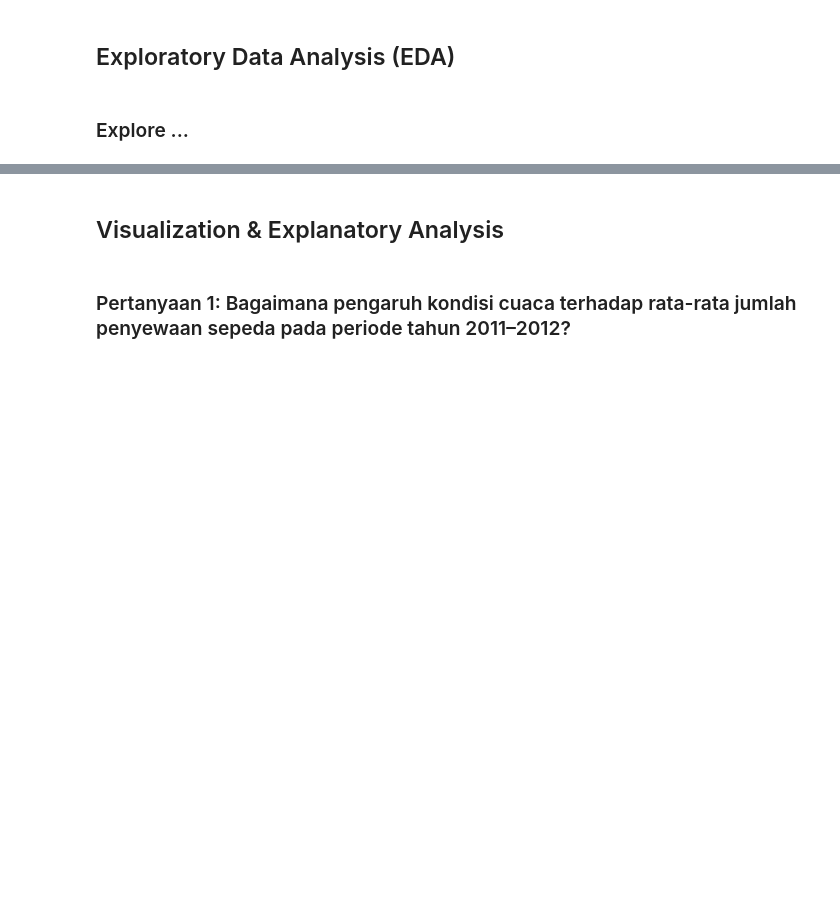
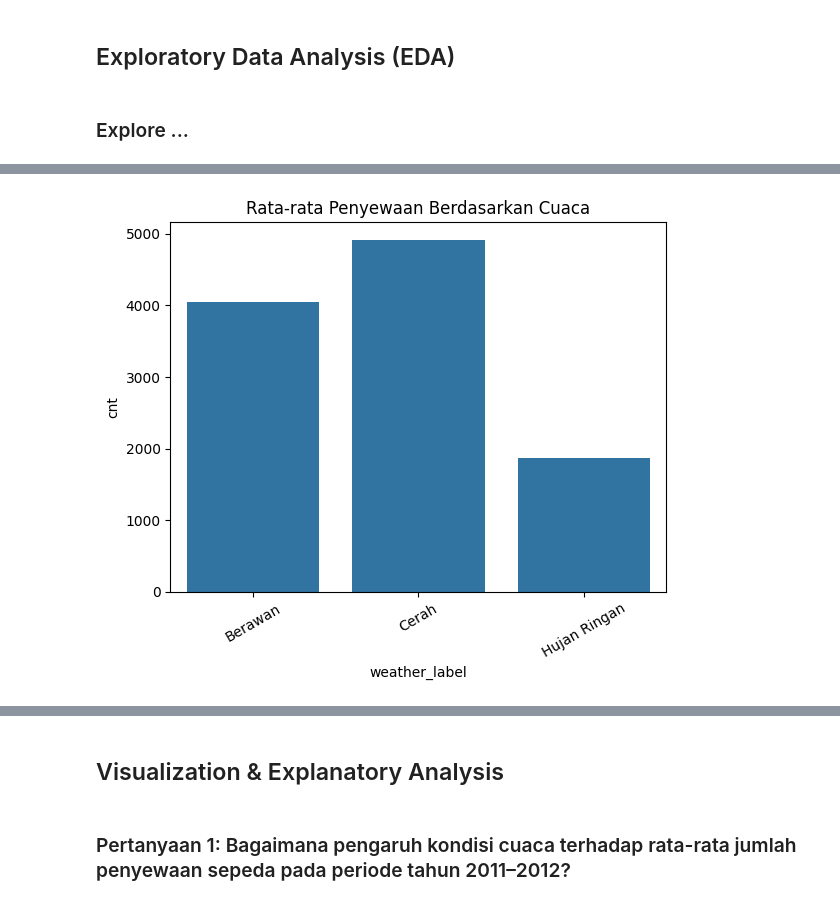
Before and after one commit to Stalxy/bike-sharing-dashboard, a Jupyter notebook: Proyek_Analisis_Data.ipynb, the cells around one changed output, grey strips where cells are left out. Drawn from its saved outputs; the diff is of its cells as text; code cells hidden in the pictures; blank space fills up the shorter version.

```diff
--- a/Proyek_Analisis_Data.ipynb
+++ b/Proyek_Analisis_Data.ipynb
@@ -328,0 +320,13 @@ Secara keseluruhan, hasil analisis ini menunjukkan bahwa faktor cuaca dan jenis
+# %%
+weather_rentals = (
+    df_day_cleaned.groupby('weather_label')['cnt']
+    .mean()
+    .reset_index()
+)
+
+sns.barplot(x='weather_label', y='cnt', data=weather_rentals)
+plt.title("Rata-rata Penyewaan Berdasarkan Cuaca")
+plt.xticks(rotation=30)
+plt.show()
+# %% [output]
+[figure, added]
```
Also changed, not shown: parts of 12 cells of this notebook, 1 other file.
